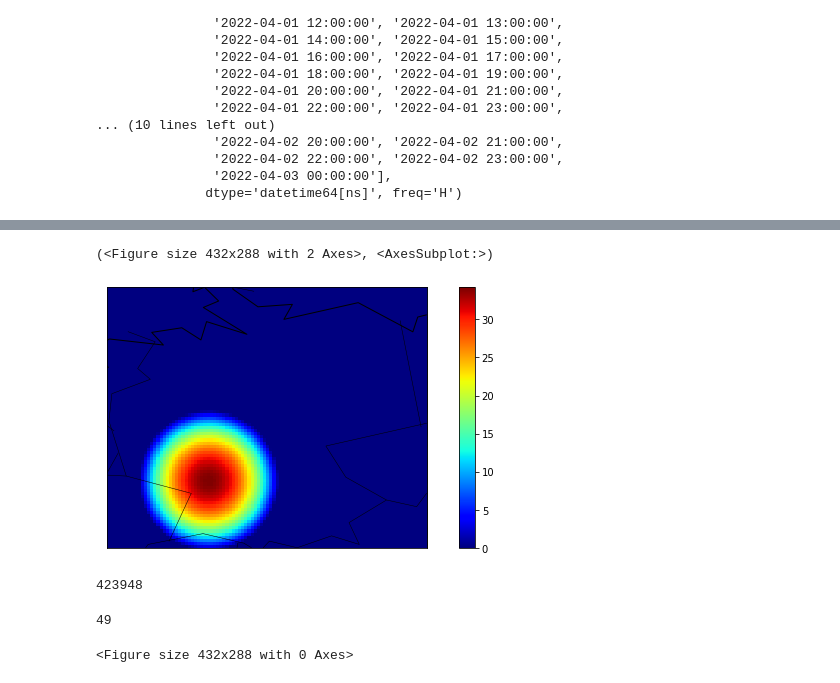
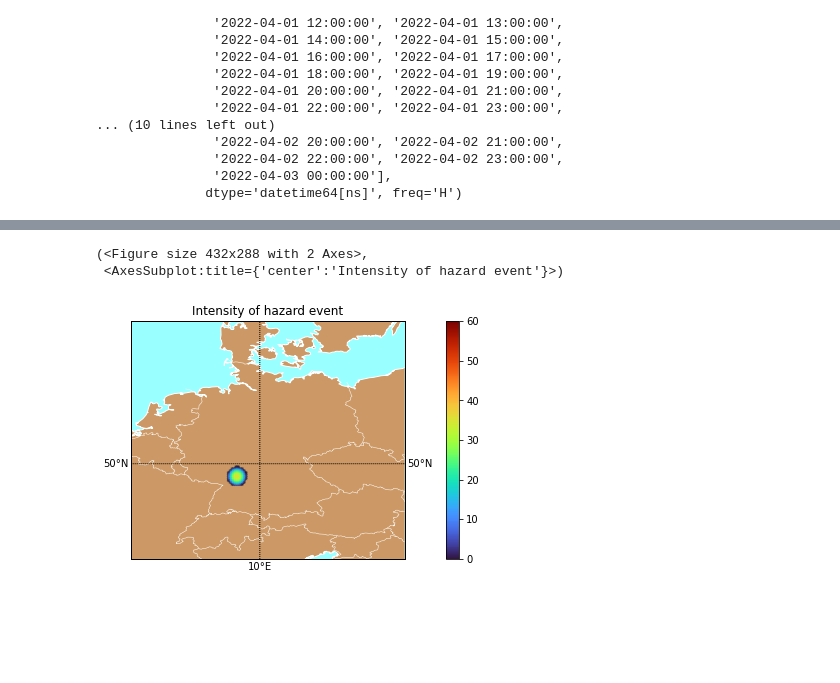
Before and after one commit to reXplan-project/reXplan-repo, a Jupyter notebook: jupyter_notebooks/hazard_test.ipynb, the cells around one changed output, grey strips where cells are left out. Saved outputs shown, nothing was run; the diff lists cells and outputs as text; code cells hidden in the pictures; blank space fills up the shorter version.

Commit message:
Improved Hazard plotting method

```diff
--- a/jupyter_notebooks/hazard_test.ipynb
+++ b/jupyter_notebooks/hazard_test.ipynb
@@ -75,19 +75,10 @@ hz.to_nc(hazard_grid, simulationName, 'sythetic_data.nc')
 # %%
 cols, lon, lat, time, intensity = hz.read_nc(simulationName, 'sythetic_data.nc')
 # %%
-hz.plot(10)
+hz.plot(11,edge_pad=2)
 # %% [output]
-(<Figure size 432x288 with 2 Axes>, <AxesSubplot:>)
+(<Figure size 432x288 with 2 Axes>,
+ <AxesSubplot:title={'center':'Intensity of hazard event'}>)
-[figure, old version]
+[figure, new version]
 # %%
-len(hz.datetimes)*len(hz.longitudes)*len(hz.latitudes)
+hz.plot_gif(simulationName,speed=10)
-# %% [output]
-423948
-# %%
-len(hz.datetimes)
-# %% [output]
-49
-# %%
-hz.plot_gif(simulationName,speed=3)
-# %% [output]
-<Figure size 432x288 with 0 Axes>
```
Also changed, not shown: parts of 4 cells of this notebook, 6 other files.
